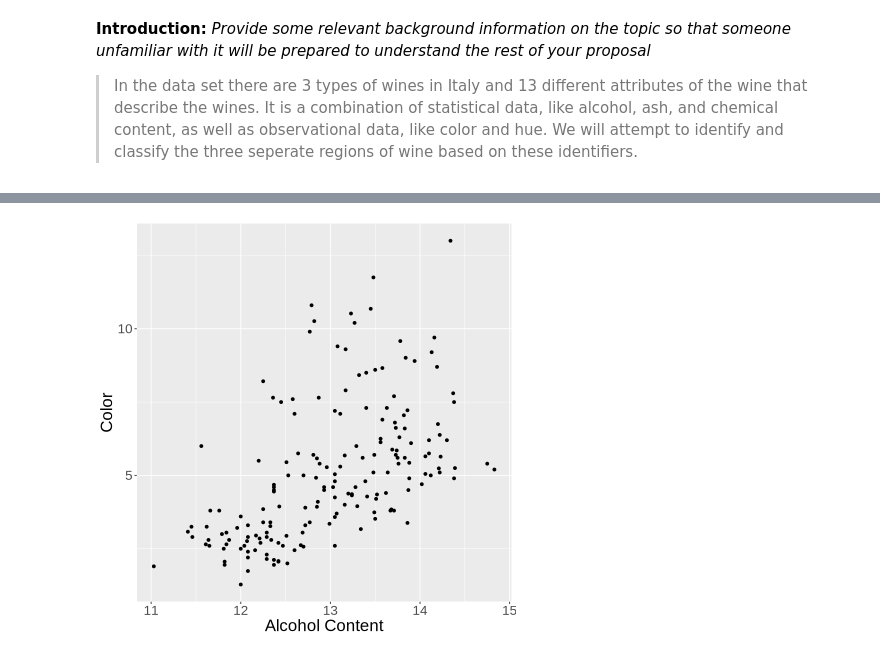
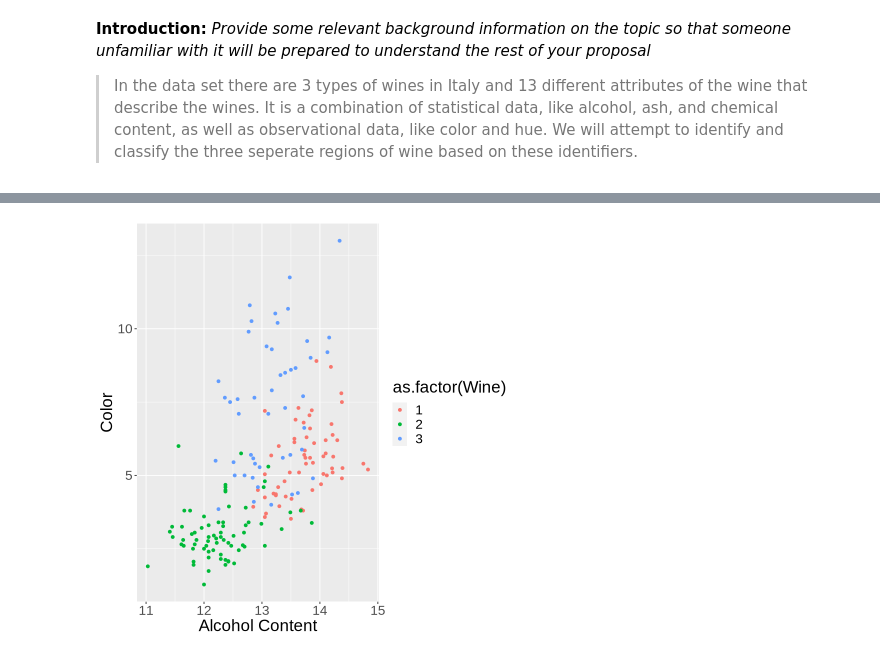
Before and after one commit to HeatherAu/wine_group_project, a Jupyter notebook: main.ipynb, the cells around one changed output, grey strips where cells are left out. Cells and saved outputs as stored; diff of their text form; code cells hidden in the pictures.

Commit message:
Added colors to the plot

```diff
--- a/main.ipynb
+++ b/main.ipynb
@@ -49,11 +40,11 @@ A spec_tbl_df: 178 × 14
 | 3 | 14.13 | 4.10 | 2.74 | 24.5 | 96 | 2.05 | 0.76 | 0.56 | 1.35 | ... |
 # %%
 wine_plot <- wine |>
-   ggplot( aes(x = Alcohol, y = Color.int)) +
+   ggplot( aes(x = Alcohol, y = Color.int, color = as.factor(Wine))) +
        geom_point() +
        xlab("Alcohol Content") +
        ylab("Color") +
        theme(text = element_text(size=20))
 wine_plot
 # %% [output]
-[figure, old version]
+[figure, new version]
```
Also changed, not shown: parts of 1 cell of this notebook.
